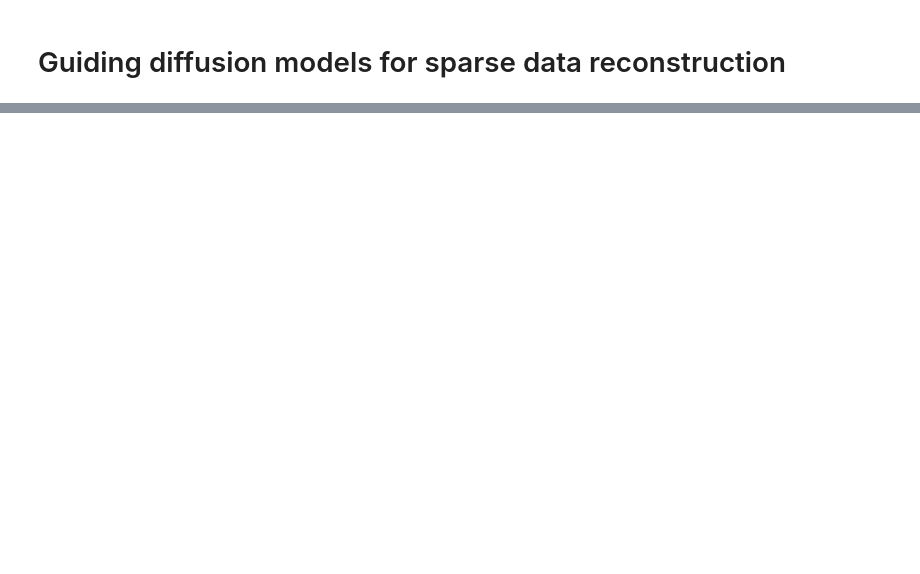
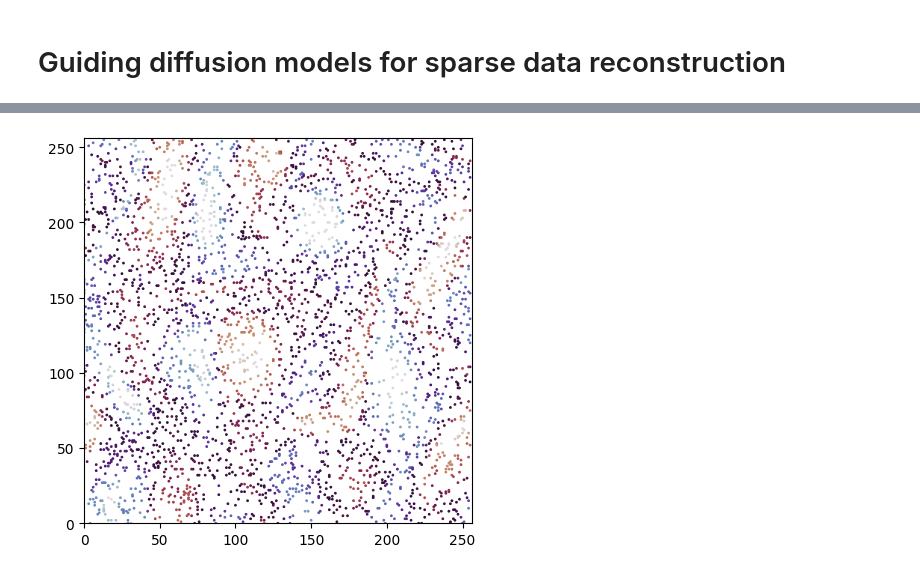
Before and after one commit to ojasvanema/guiding-diffusion-models-sparse-reconstruction, a Jupyter notebook: examples.ipynb, the cells around one changed output, grey strips where cells are left out. Saved outputs shown, nothing was run; the diff lists cells and outputs as text; code cells hidden in the pictures; blank space fills up the shorter version.

```diff
--- a/examples.ipynb
+++ b/examples.ipynb
@@ -31,0 +60,13 @@ model.to(device);
+# %%
+flat_sample = gen_samples[0,0].flatten().cpu()
+X = [sid % 256 for sid in sparse_ids[0]]
+Y = [(sid // 256)  for sid in sparse_ids[0]]
+data = [flat_sample[sid] for sid in sparse_ids[0]]
+
+fig, axes = plt.subplots(1, figsize=(5, 5))
+axes.scatter(X, Y, c=data, cmap="twilight", vmin=-2, vmax=2, s=1)
+axes.set_ylim(0, 256)
+axes.set_xlim(0, 256)
+plt.show()
+# %% [output]
+[figure, added]
```
Also changed, not shown: parts of 10 cells of this notebook, 4 other files.
